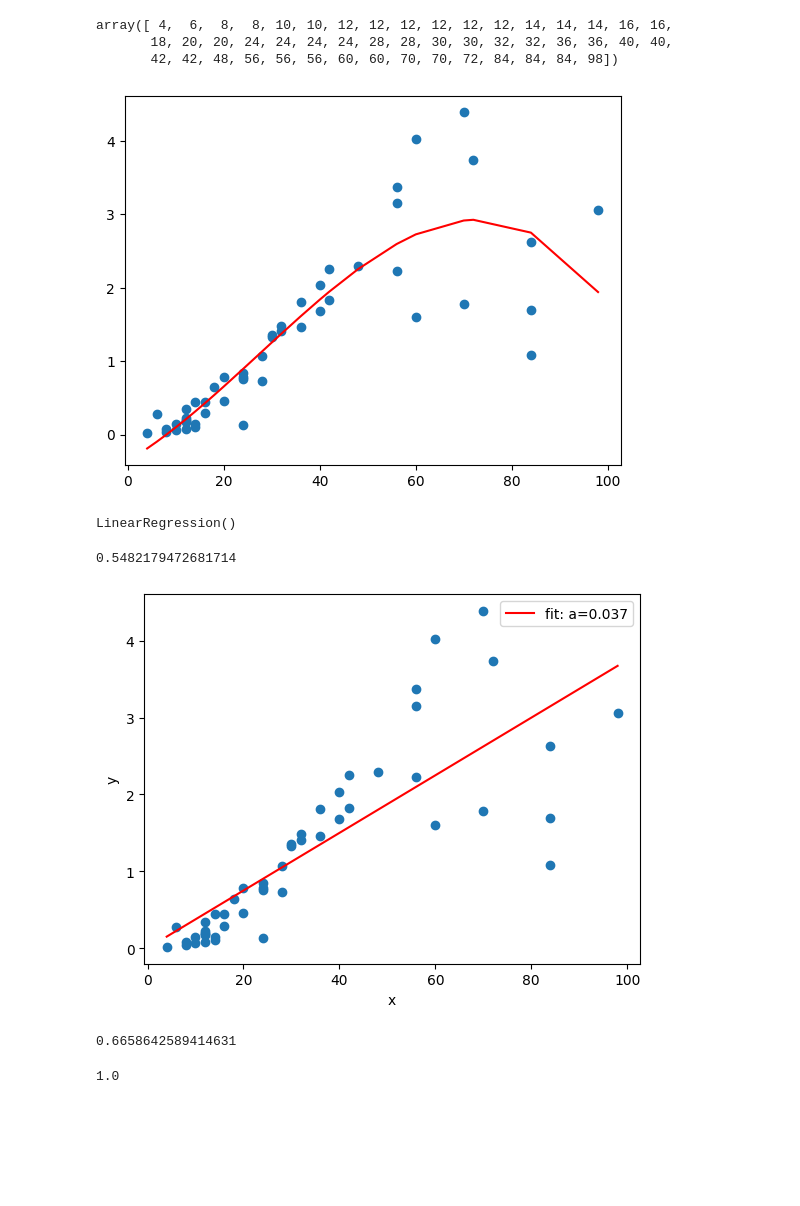
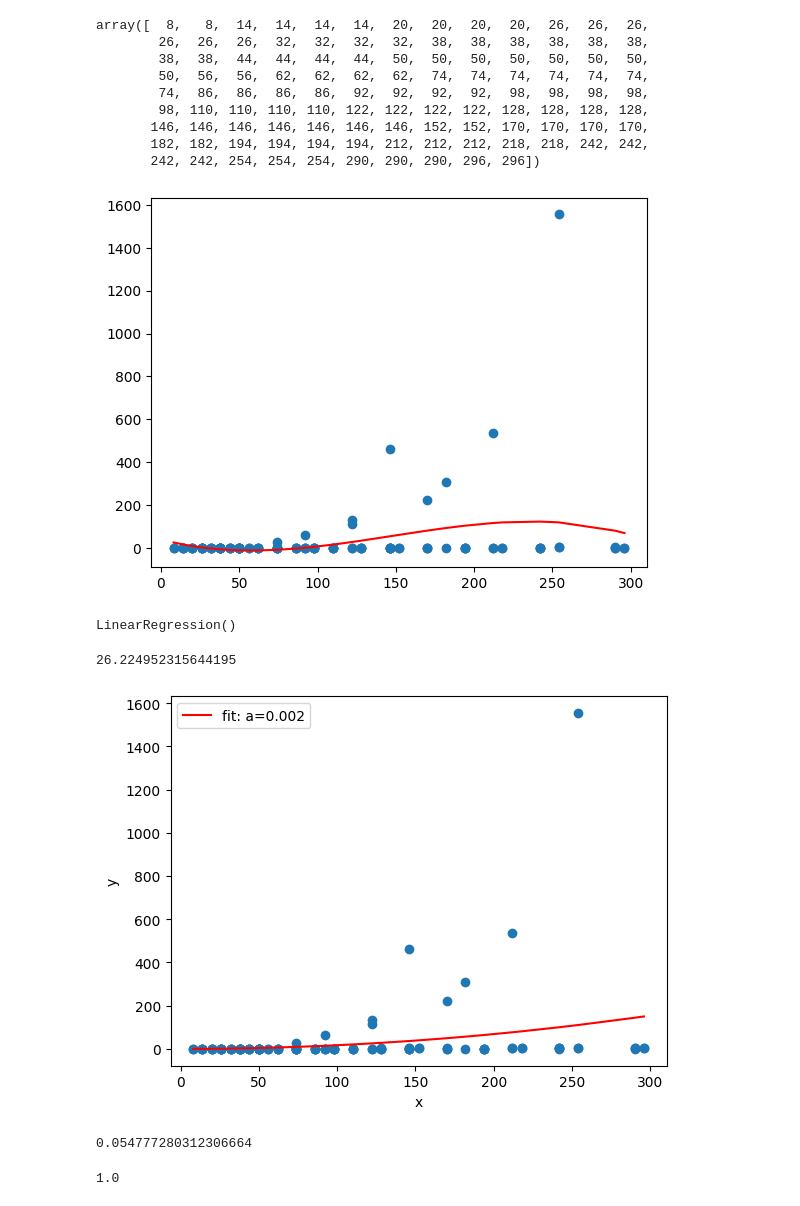
Before and after one commit to cameronwp/sm-thesis, a Jupyter notebook: data/regressions.ipynb, the cells around one changed output. Cells and saved outputs as stored; diff of their text form; code cells hidden in the pictures; blank space fills up the shorter version.

```diff
--- a/data/regressions.ipynb
+++ b/data/regressions.ipynb
@@ -8,10 +8,10 @@ from sklearn.preprocessing import PolynomialFeatures
 from sklearn.metrics import mean_squared_error
 from sklearn.metrics import r2_score
 # %%
-data = pd.read_csv('optimistic-rescheduling-stats-7x7-20230715232451.csv')
+data = pd.read_csv('observations-aggregate.csv')
 data = data.sort_values(by=['N'])
-x = data.iloc[:, 1].values.reshape(-1, 1)
-y = data.iloc[:, 3].values.reshape(-1, 1)  # -1 means that calculate the dimension of rows, but have 1 column
+x = data.iloc[:, 0].values.reshape(-1, 1)
+y = data.iloc[:, 4].values.reshape(-1, 1)  # -1 means that calculate the dimension of rows, but have 1 column
 
 data.head()
 # %% [output]
@@ -24,9 +24,15 @@ data.head()
 # %%
 x.transpose()[0]
 # %% [output]
-array([ 4,  6,  8,  8, 10, 10, 12, 12, 12, 12, 12, 12, 14, 14, 14, 16, 16,
-       18, 20, 20, 24, 24, 24, 24, 28, 28, 30, 30, 32, 32, 36, 36, 40, 40,
-       42, 42, 48, 56, 56, 56, 60, 60, 70, 70, 72, 84, 84, 84, 98])
+array([  8,   8,  14,  14,  14,  14,  20,  20,  20,  20,  26,  26,  26,
+        26,  26,  26,  32,  32,  32,  32,  38,  38,  38,  38,  38,  38,
+        38,  38,  44,  44,  44,  44,  50,  50,  50,  50,  50,  50,  50,
+        50,  56,  56,  62,  62,  62,  62,  74,  74,  74,  74,  74,  74,
+        74,  86,  86,  86,  86,  92,  92,  92,  92,  98,  98,  98,  98,
+        98, 110, 110, 110, 110, 122, 122, 122, 122, 128, 128, 128, 128,
+       146, 146, 146, 146, 146, 146, 146, 152, 152, 170, 170, 170, 170,
+       182, 182, 194, 194, 194, 194, 212, 212, 212, 218, 218, 242, 242,
+       242, 242, 254, 254, 254, 290, 290, 290, 296, 296])
 # %%
 poly = PolynomialFeatures(degree=3, include_bias=False)
 poly_features = poly.fit_transform(x.reshape(-1, 1))
@@ -40,7 +46,7 @@ plt.scatter(x, y)
 plt.plot(x, y_pred, color='red')
 plt.show()
 # %% [output]
-[figure, old version]
+[figure, new version]
 # %%
 poly_reg_model = LinearRegression()
 poly_reg_model.fit(x, y_pred)
@@ -50,40 +56,43 @@ LinearRegression()
 poly_reg_rmse = np.sqrt(mean_squared_error(y, y_pred))
 poly_reg_rmse
 # %% [output]
-0.5482179472681714
+26.224952315644195
 # %%
 plt.scatter(x, y)
 # plt.plot(x, y, 'b-', label='data')
 
 def pred_n(x, a):
   return a * x
 
 def pred_n2(x, a):
   return a * x**2
 
+def pred_n3(x, a):
+  return a * x**3
+
 # (1/4) N (N + 1)^2
 def pred_avg_of_n3(x, a):
   return a * x * (x + 1)**2
 
 # (1/6) (N + 1) (2N + 1)
 def pred_avg_of_n2(x, a):
   return a * (x + 1) * (2 * x + 1)
 
-popt, pcov = curve_fit(pred_n, x.transpose()[0], y.transpose()[0])
+popt, pcov = curve_fit(pred_n2, x.transpose()[0], y.transpose()[0])
 
-plt.plot(x.transpose()[0], pred_n(x.transpose()[0], *popt), 'r-', label='fit: a=%5.3f' % tuple(popt))
+plt.plot(x.transpose()[0], pred_n2(x.transpose()[0], *popt), 'r-', label='fit: a=%5.3f' % tuple(popt))
 
 plt.xlabel('x')
 plt.ylabel('y')
 plt.legend()
 plt.show()
 # %% [output]
-[figure, old version]
+[figure, new version]
 # %%
-coefficient_of_dermination = r2_score(y, pred_n(x.transpose()[0], *popt))
+coefficient_of_dermination = r2_score(y, pred_n2(x.transpose()[0], *popt))
 coefficient_of_dermination
 # %% [output]
-0.6658642589414631
+0.054777280312306664
 # %%
 np.linalg.cond(pcov)
 # %% [output]
```
Also changed, not shown: parts of 1 cell of this notebook, 20 other files.
